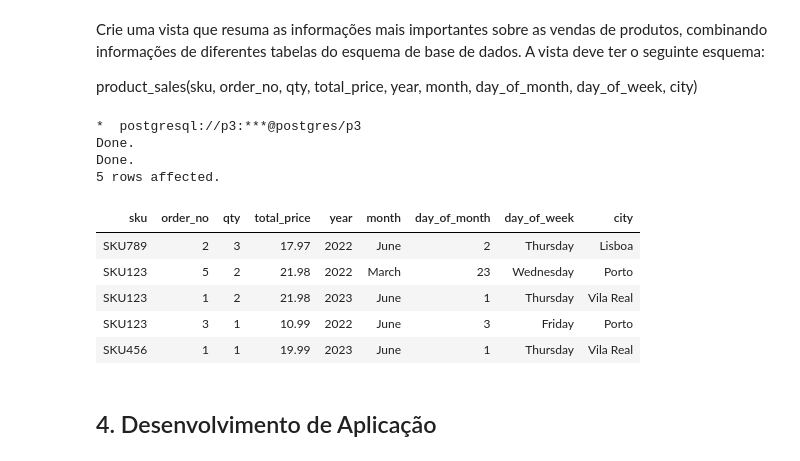
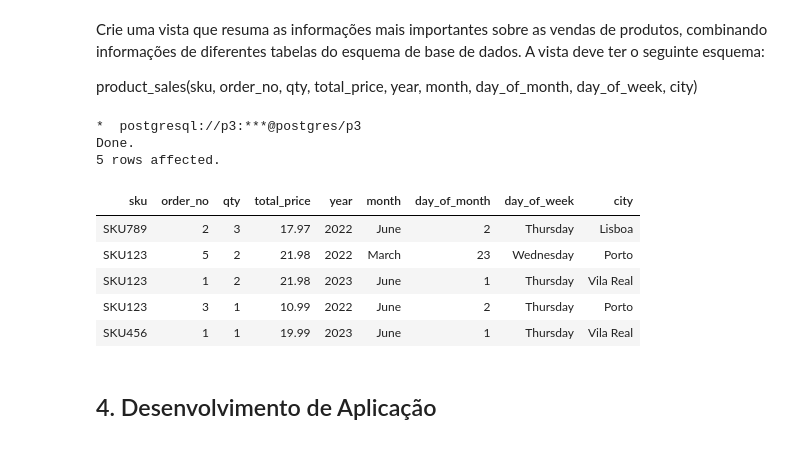
Before and after one commit to joaodrmacas/Postgres-DB, a Jupyter notebook: Entrega3.ipynb, the cells around one changed output. Drawn from its saved outputs; the diff is of its cells as text; code cells hidden in the pictures.

```diff
--- a/Entrega3.ipynb
+++ b/Entrega3.ipynb
@@ -554,26 +554,26 @@ product_sales(sku, order_no, qty, total_price, year, month, day_of_month, day_of
 # %%
 %%sql
 
+--DROP VIEW product_sales;
 CREATE VIEW product_sales AS
-SELECT sku, order_no, qty, SUM(qty*price) AS total_price, EXTRACT(YEAR FROM date) AS year, EXTRACT(MONTH FROM date) as month, EXTRACT(DAY FROM date) AS day_of_month, EXTRACT(DOW FROM date) as day_of_week, SUBSTRING(address, '[0-9]{4}-[0-9]{3}\s+(.*)$') AS city
+SELECT sku, order_no, qty, SUM(qty*price) AS total_price, EXTRACT(YEAR FROM date) AS year, TO_CHAR(date,'Month') as month, EXTRACT(DAY FROM date) AS day_of_month, TO_CHAR(date,'Day') as day_of_week, SUBSTRING(address, '[0-9]{4}-[0-9]{3}\s+(.*)$') AS city
 FROM contains
     JOIN orders USING (order_no)
     JOIN product USING (sku)
     JOIN customer USING (cust_no)
 GROUP BY (sku,order_no,date,address)
 ORDER BY (qty) DESC;
 
 SELECT * FROM product_sales;
 # %% [output]
 *  postgresql://p3:***@postgres/p3
 Done.
-Done.
 5 rows affected.
 | sku | order_no | qty | total_price | year | month | day_of_month | day_of_week | city |
 | SKU789 | 2 | 3 | 17.97 | 2022 | June | 2 | Thursday | Lisboa |
 | SKU123 | 5 | 2 | 21.98 | 2022 | March | 23 | Wednesday | Porto |
 | SKU123 | 1 | 2 | 21.98 | 2023 | June | 1 | Thursday | Vila Real |
-| SKU123 | 3 | 1 | 10.99 | 2022 | June | 3 | Friday | Porto |
+| SKU123 | 3 | 1 | 10.99 | 2022 | June | 2 | Thursday | Porto |
 | SKU456 | 1 | 1 | 19.99 | 2023 | June | 1 | Thursday | Vila Real |
 # %% [markdown]
 ## 4. Desenvolvimento de Aplicação
```
Also changed, not shown: parts of 3 cells of this notebook.
